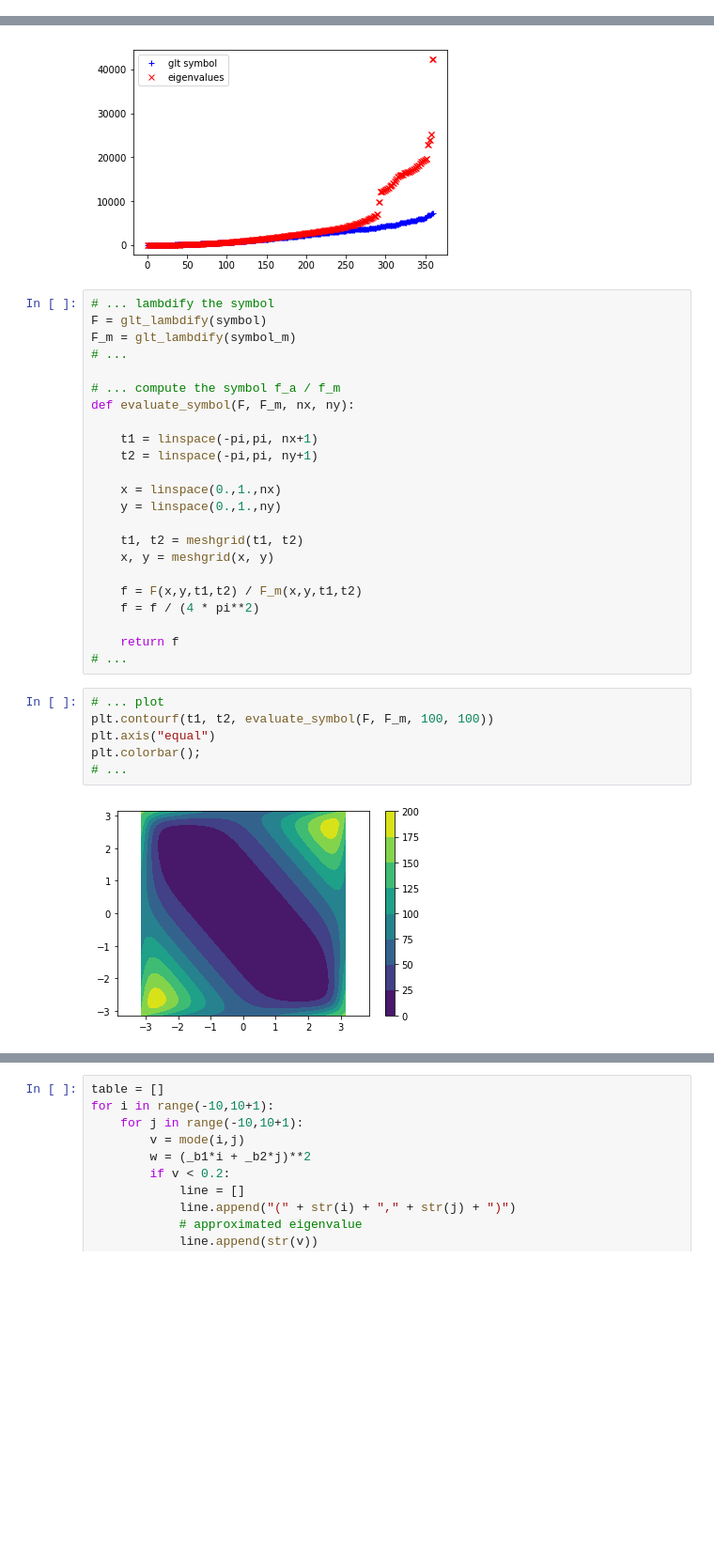
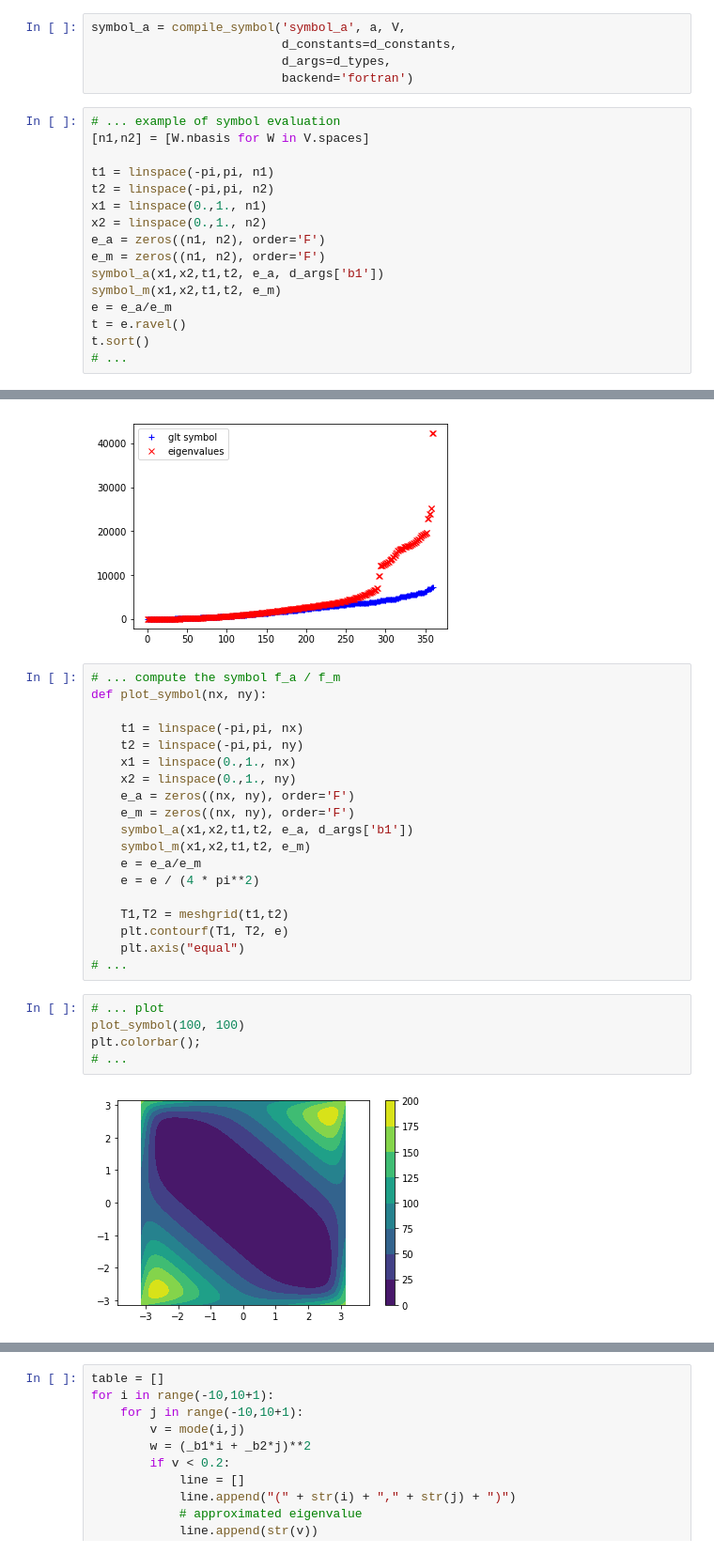
Before and after one commit to pyccel/IGA-Python, a Jupyter notebook: lessons/Chapter7/05_anisotropic_diffusion_noncoercive_2d.ipynb, the cells around one changed output, grey strips where cells are left out. Shown at 94% size. Saved outputs shown, nothing was run; the diff lists cells and outputs as text; blank space fills up the shorter version.

Commit message:
fix eval symbol from pyccel

```diff
--- a/lessons/Chapter7/05_anisotropic_diffusion_noncoercive_2d.ipynb
+++ b/lessons/Chapter7/05_anisotropic_diffusion_noncoercive_2d.ipynb
@@ -118,40 +109,56 @@ t.sort()
+# %%
+symbol_a = compile_symbol('symbol_a', a, V,
+                          d_constants=d_constants,
+                          d_args=d_types,
+                          backend='fortran')
+# %%
+# ... example of symbol evaluation
+[n1,n2] = [W.nbasis for W in V.spaces]
+
+t1 = linspace(-pi,pi, n1)
+t2 = linspace(-pi,pi, n2)
+x1 = linspace(0.,1., n1)
+x2 = linspace(0.,1., n2)
+e_a = zeros((n1, n2), order='F')
+e_m = zeros((n1, n2), order='F')
+symbol_a(x1,x2,t1,t2, e_a, d_args['b1'])
+symbol_m(x1,x2,t1,t2, e_m)
+e = e_a/e_m
+t = e.ravel()
+t.sort()
+# ...
 # %%
 plt.plot(t, "+b", label="glt symbol")
 plt.plot(wr, "xr", label="eigenvalues")
 plt.legend(loc=2);
 # %% [output]
 [figure]
-# %%
-# ... lambdify the symbol
-F = glt_lambdify(symbol)
-F_m = glt_lambdify(symbol_m)
-# ...
-
-# ... compute the symbol f_a / f_m
-def evaluate_symbol(F, F_m, nx, ny):
-
-    t1 = linspace(-pi,pi, nx+1)
-    t2 = linspace(-pi,pi, ny+1)
-
-    x = linspace(0.,1.,nx)
-    y = linspace(0.,1.,ny)
-
-    t1, t2 = meshgrid(t1, t2)
-    x, y = meshgrid(x, y)
-
-    f = F(x,y,t1,t2) / F_m(x,y,t1,t2)
-    f = f / (4 * pi**2)
-
-    return f
-# ...
+# %%
+# ... compute the symbol f_a / f_m
+def plot_symbol(nx, ny):
+
+    t1 = linspace(-pi,pi, nx)
+    t2 = linspace(-pi,pi, ny)
+    x1 = linspace(0.,1., nx)
+    x2 = linspace(0.,1., ny)
+    e_a = zeros((nx, ny), order='F')
+    e_m = zeros((nx, ny), order='F')
+    symbol_a(x1,x2,t1,t2, e_a, d_args['b1'])
+    symbol_m(x1,x2,t1,t2, e_m)
+    e = e_a/e_m
+    e = e / (4 * pi**2)
+
+    T1,T2 = meshgrid(t1,t2)
+    plt.contourf(T1, T2, e)
+    plt.axis("equal")
+# ...
 # %%
 # ... plot
-plt.contourf(t1, t2, evaluate_symbol(F, F_m, 100, 100))
-plt.axis("equal")
+plot_symbol(100, 100)
 plt.colorbar();
 # ...
 # %% [output]
-[figure, old version]
+[figure, new version]
 # %%
 _b1 = d_args['b1']
 _b2 = d_constants['b2']
```
Also changed, not shown: parts of 19 cells of this notebook, 2 other files.
